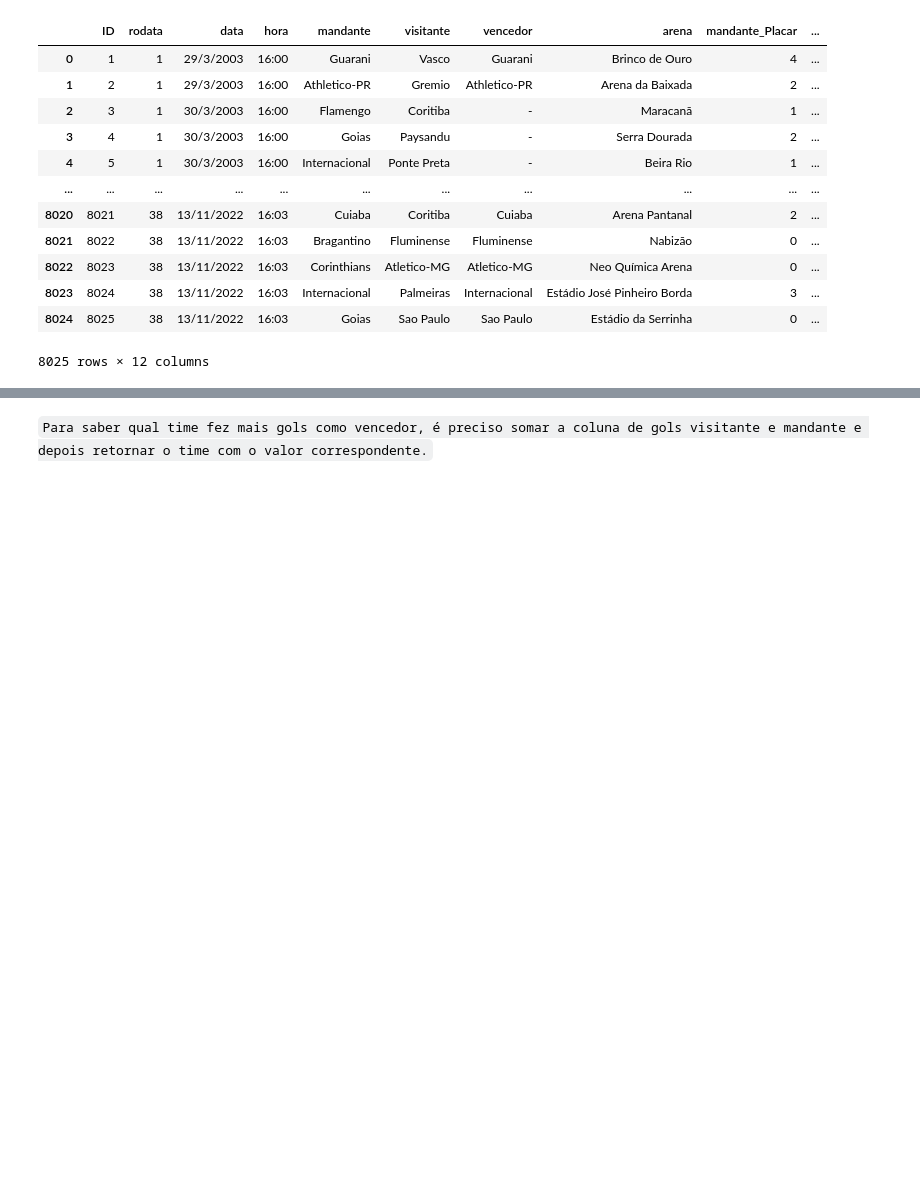
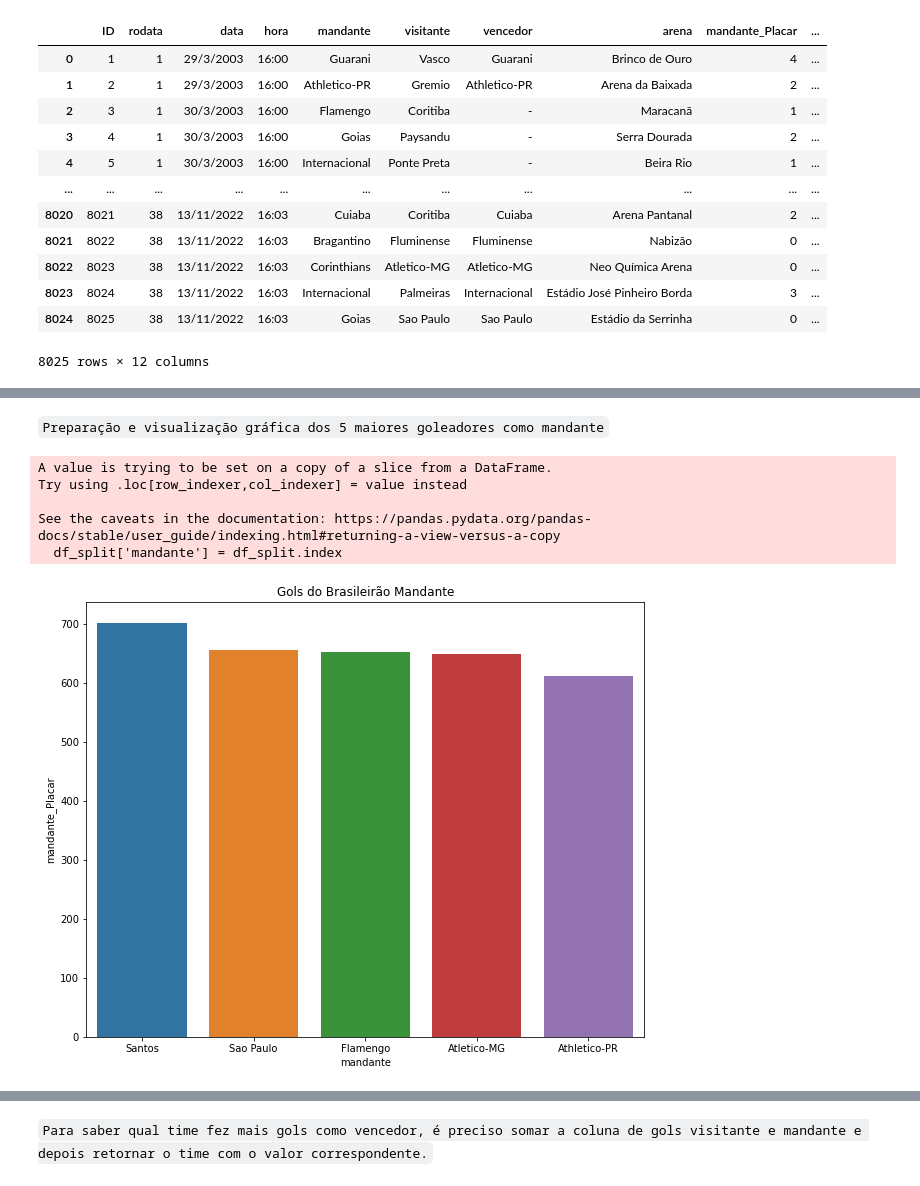
Before and after one commit to CavalaroVictor/Projeto_Modulo_II_ADA, a Jupyter notebook: project_II.ipynb, the cells around one changed output, grey strips where cells are left out. Cells and saved outputs as stored; diff of their text form; code cells hidden in the pictures; blank space fills up the shorter version.

Commit message:
deploy final da análise do dataset para responder as 3 primeiras perguntas

```diff
--- a/project_II.ipynb
+++ b/project_II.ipynb
@@ -142,0 +133,9 @@ df_full_nnull
+# %%
+#alteracao do indice para mandante
+df_new_index_mandante = df_full_nnull.set_index('mandante').drop(['ID', 'rodata'], axis=1)
+
+#realizando a sumarização dos dados, solicitando o total de gols por mandante
+df_ordenar_mandate = df_new_index_mandante.groupby('mandante').sum().sort_values(by='mandante_Placar', ascending=False)
+
+#retornar o DF , splitando a primeira linha que trata sobre os empates caso apareça
+df_ordenar_mandate
@@ -142,0 +183,29 @@ df_full_nnull
+# %% [markdown]
+``Preparação e visualização gráfica dos 5 maiores goleadores como mandante``
+# %%
+#realizando a sumarização dos dados, solicitando o total de gols por mandante
+df_ordenar_mandante= df_new_index_mandante.groupby('mandante').sum().sort_values(by='mandante_Placar', ascending=False)
+
+#retornar o DF , splitando a primeira linha que trata sobre os empates caso apareça
+df_split = df_ordenar_mandante[:5]
+# %%
+# Define o tamanho da figura
+plt.figure(figsize=(10, 8))
+
+# Cria o gráfico de barras com seaborn
+df_split['mandante'] = df_split.index
+sns.barplot(x='mandante', y='mandante_Placar', data=df_split)
+
+
+# Define o título do gráfico
+plt.title('Gols do Brasileirão Mandante')
+
+# Mostra o gráfico
+plt.show()
+# %% [output]
+A value is trying to be set on a copy of a slice from a DataFrame.
+Try using .loc[row_indexer,col_indexer] = value instead
+
+See the caveats in the documentation: https://pandas.pydata.org/pandas-docs/stable/user_guide/indexing.html#returning-a-view-versus-a-copy
+  df_split['mandante'] = df_split.index
+[figure, added]
```
Also changed, not shown: parts of 36 cells of this notebook.
